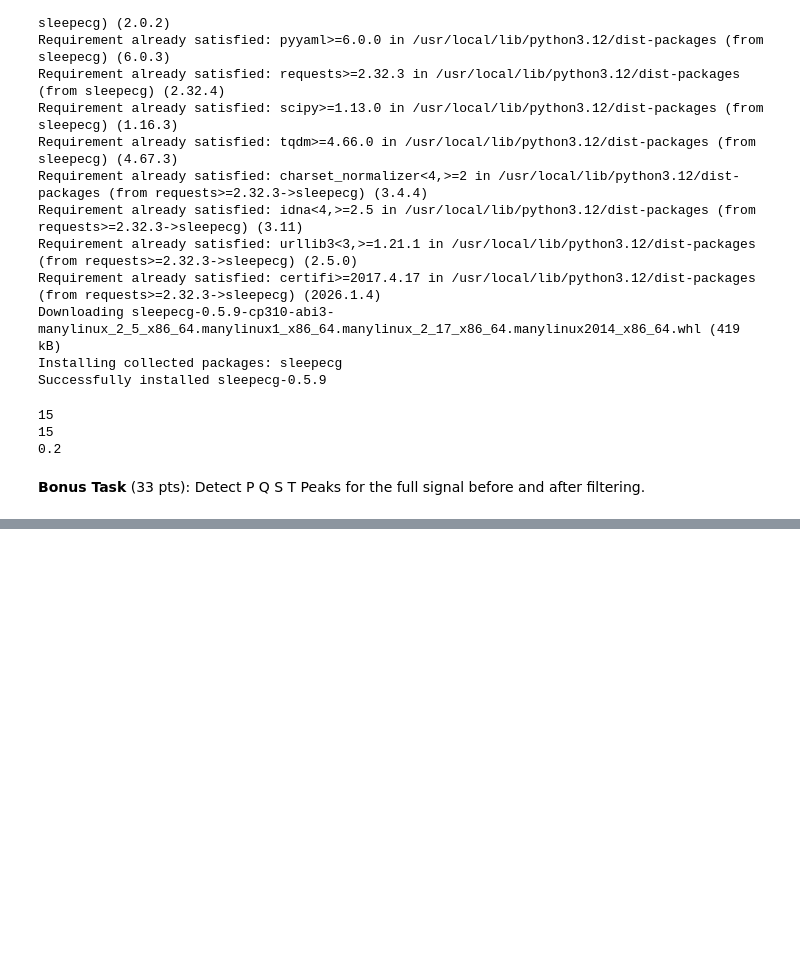
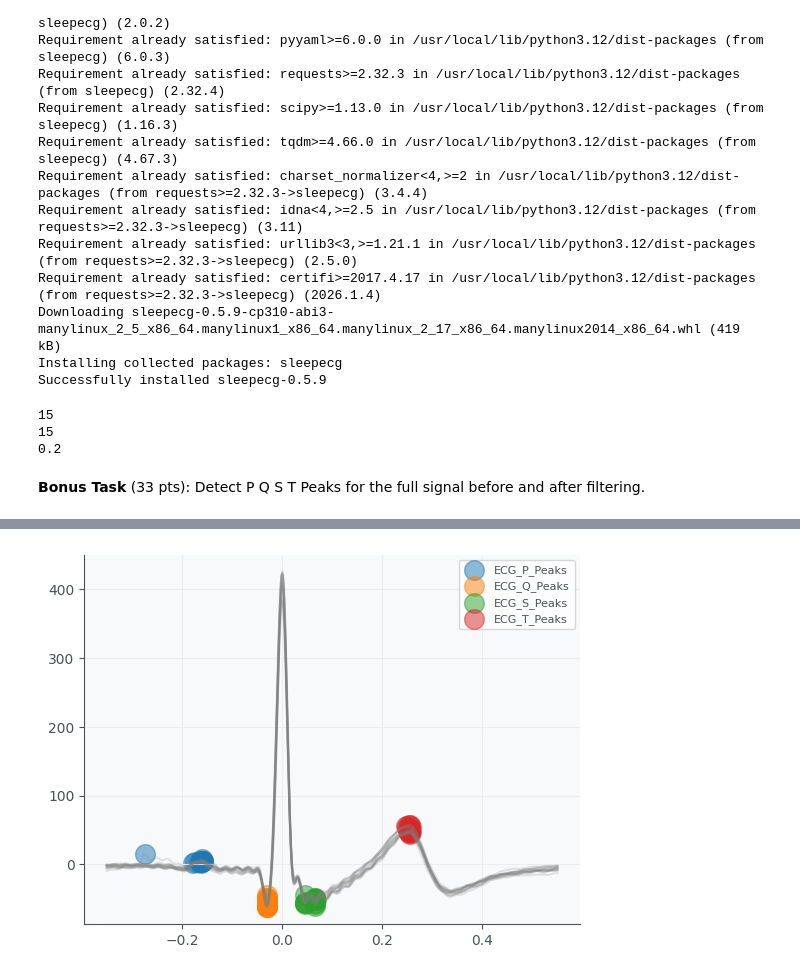
Before and after one commit to GiorgiKarazanashvili/cs666student, a Jupyter notebook: CS666_Assignment_1.ipynb, the cells around one changed output, grey strips where cells are left out. Drawn from its saved outputs; the diff is of its cells as text; code cells hidden in the pictures; blank space fills up the shorter version.

```diff
--- a/CS666_Assignment_1.ipynb
+++ b/CS666_Assignment_1.ipynb
@@ -208,2 +231,10 @@ print(mse)
 # %%
 # Finally, run the delineation on the filtered signal from BioSPPY.
+_, waves_BioSPPY = nk.ecg_delineate(processed['filtered'],
+                                    processed['rpeaks'],
+                                    sampling_rate=SAMPLING_RATE,
+                                    method='peak',
+                                    show=True,
+                                    show_type='peaks')
+# %% [output]
+[figure, added]
```
Also changed, not shown: parts of 5 cells of this notebook.
